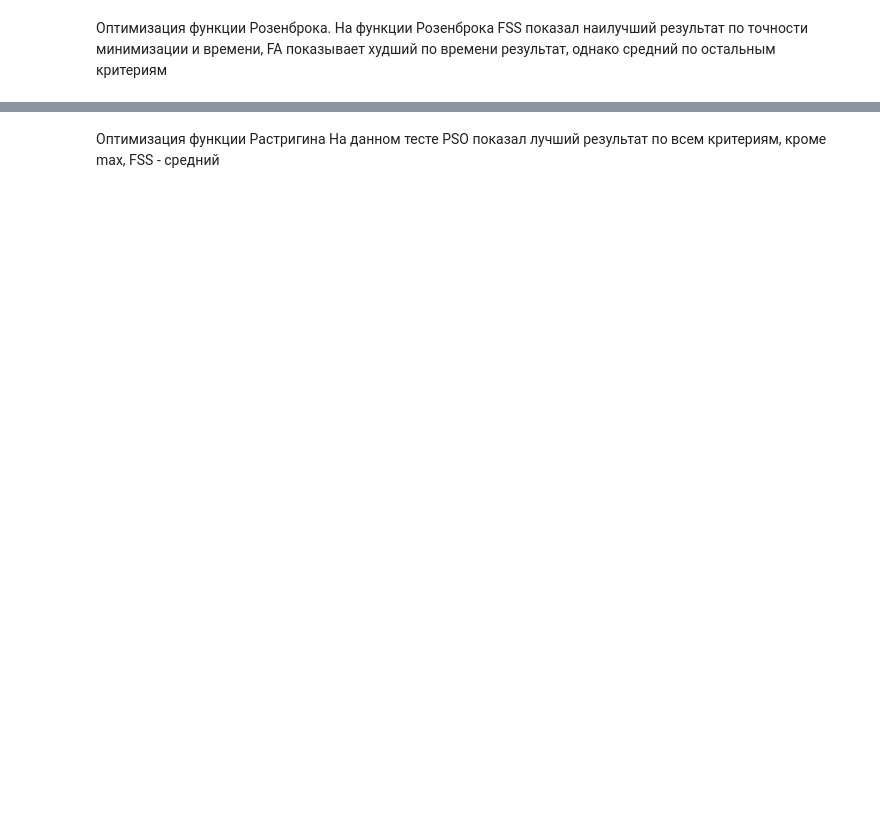
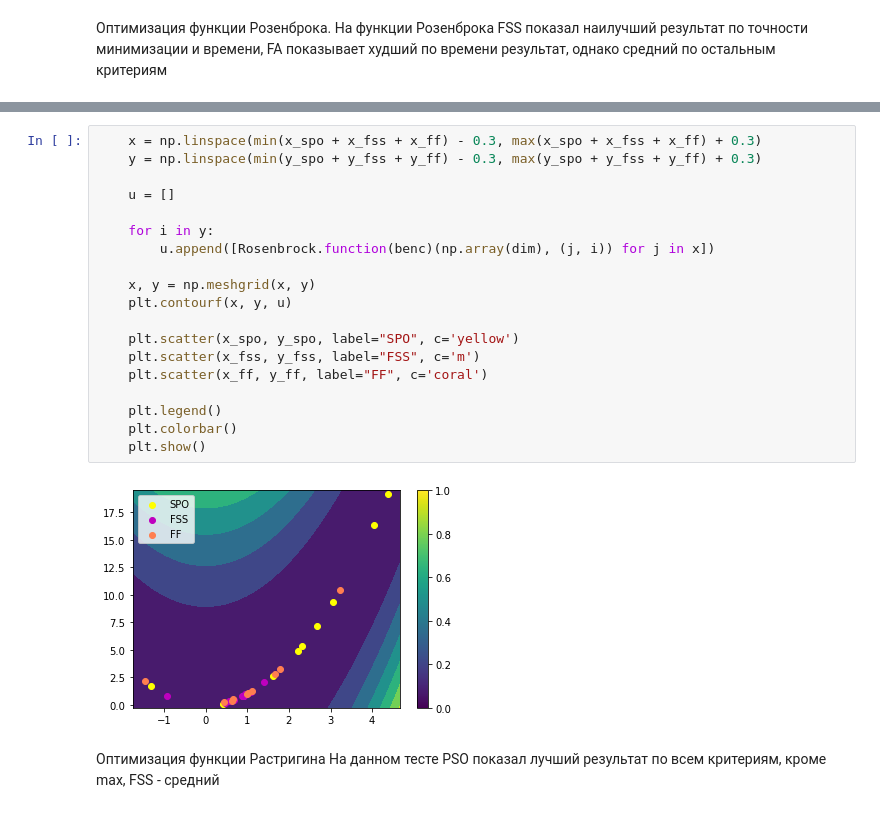
Before and after one commit to Loinen/FSS, a Jupyter notebook: FSS.ipynb, the cells around one changed output, grey strips where cells are left out. Drawn from its saved outputs; the diff is of its cells as text; blank space fills up the shorter version.

```diff
--- a/FSS.ipynb
+++ b/FSS.ipynb
@@ -79,3 +75,24 @@ Execution time  0.10510590649996629
+# %%
+    x = np.linspace(min(x_spo + x_fss + x_ff) - 0.3, max(x_spo + x_fss + x_ff) + 0.3)
+    y = np.linspace(min(y_spo + y_fss + y_ff) - 0.3, max(y_spo + y_fss + y_ff) + 0.3)
+
+    u = []
+
+    for i in y:
+        u.append([Rosenbrock.function(benc)(np.array(dim), (j, i)) for j in x])
+
+    x, y = np.meshgrid(x, y)
+    plt.contourf(x, y, u)
+
+    plt.scatter(x_spo, y_spo, label="SPO", c='yellow')
+    plt.scatter(x_fss, y_fss, label="FSS", c='m')
+    plt.scatter(x_ff, y_ff, label="FF", c='coral')
+
+    plt.legend()
+    plt.colorbar()
+    plt.show()
+# %% [output]
+[figure, added]
 # %% [markdown]
 Оптимизация функции Растригина
 На данном тесте PSO показал лучший результат по всем критериям, кроме max, FSS - средний
```
Also changed, not shown: parts of 12 cells of this notebook, 1 other file.
